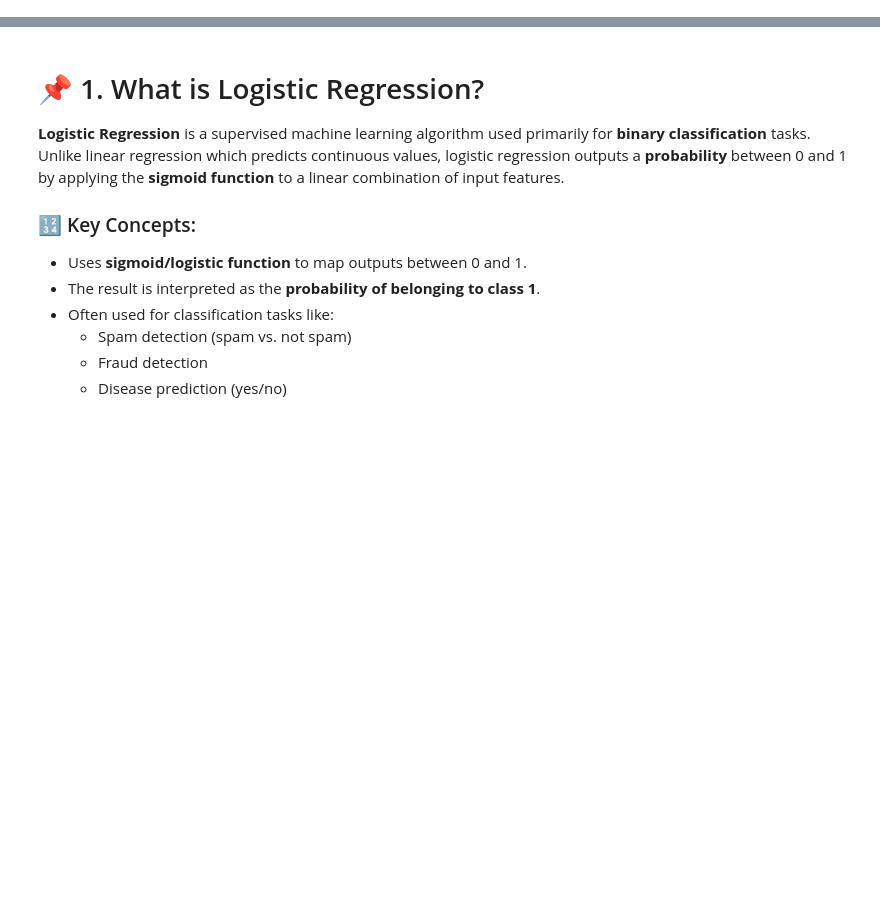
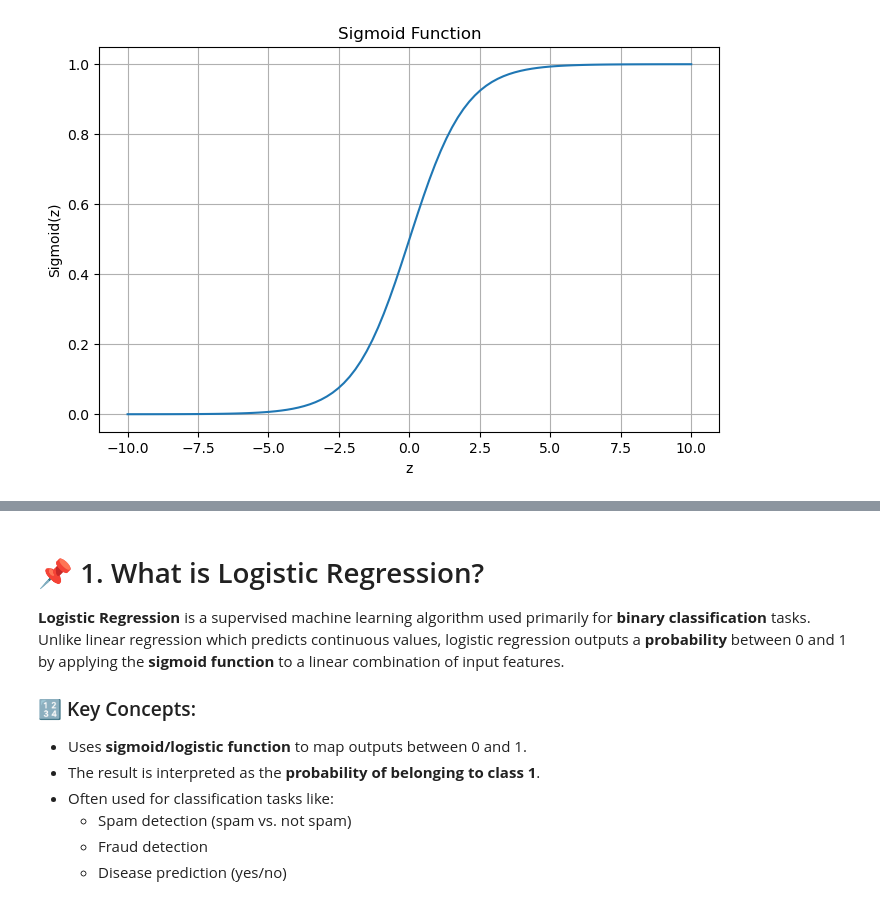
Before and after one commit to anirudhyadav/Logistic-Regression, a Jupyter notebook: Logistic_Regression_Master.ipynb, the cells around one changed output, grey strips where cells are left out. Drawn from its saved outputs; the diff is of its cells as text; code cells hidden in the pictures; blank space fills up the shorter version.

```diff
--- a/Logistic_Regression_Master.ipynb
+++ b/Logistic_Regression_Master.ipynb
@@ -0,0 +25,17 @@
+# %%
+
+import numpy as np
+import matplotlib.pyplot as plt
+
+z = np.linspace(-10, 10, 100)
+sigmoid = 1 / (1 + np.exp(-z))
+
+plt.figure(figsize=(8, 5))
+plt.plot(z, sigmoid)
+plt.title("Sigmoid Function")
+plt.xlabel("z")
+plt.ylabel("Sigmoid(z)")
+plt.grid(True)
+plt.show()
+# %% [output]
+[figure, added]
```
Also changed, not shown: parts of 14 cells of this notebook, 1 other file.
